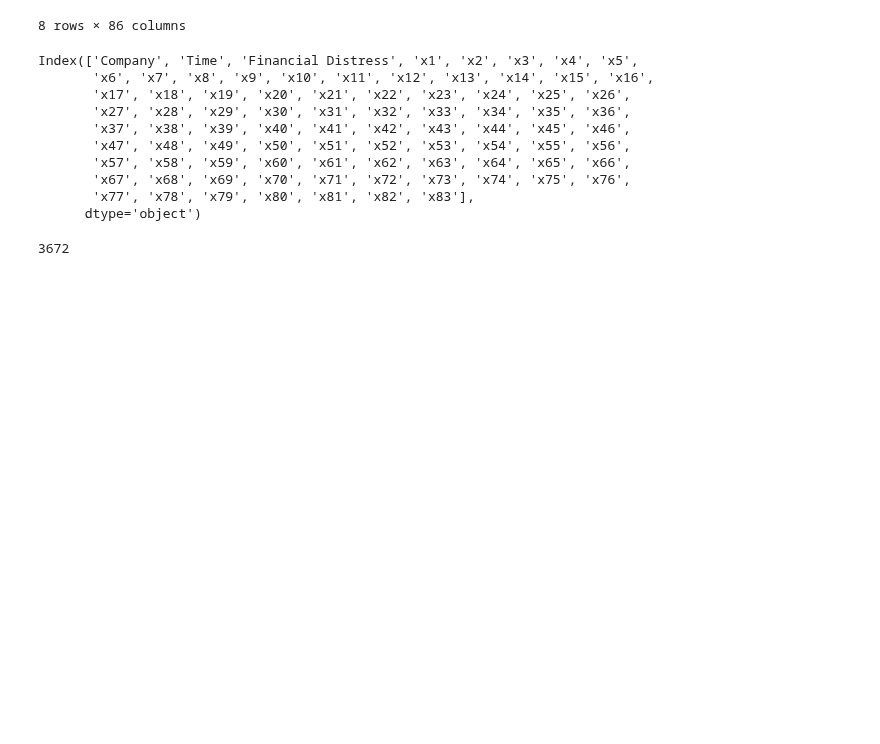
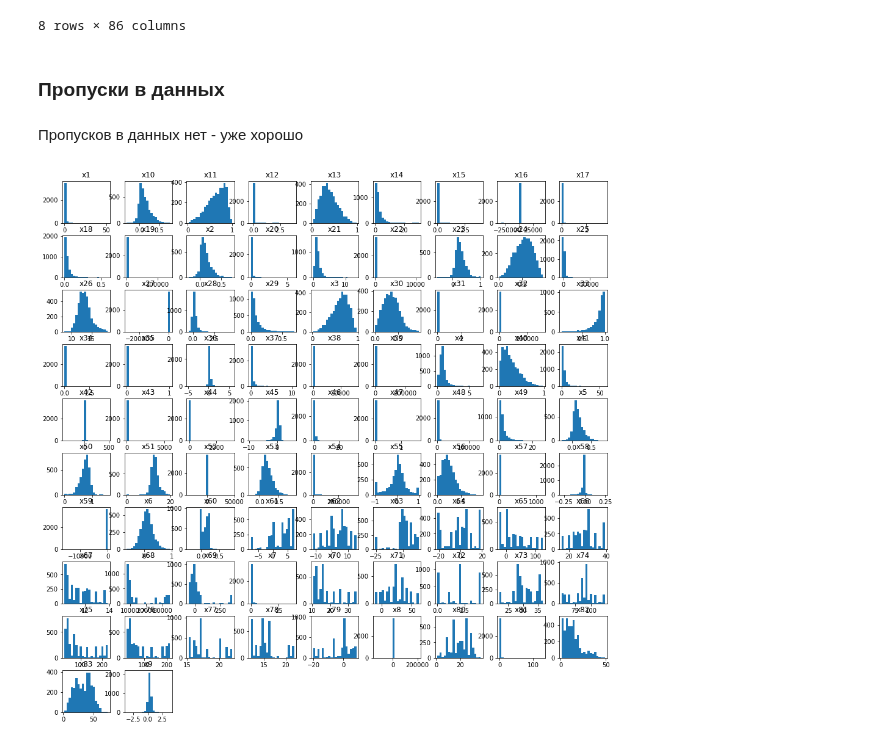
Before and after one commit to stureiko/GeekBrains, a Jupyter notebook: MatStat/Course_project/Course_project.ipynb, the cells around one changed output. Cells and saved outputs as stored; diff of their text form; code cells hidden in the pictures; blank space fills up the shorter version.

```diff
--- a/MatStat/Course_project/Course_project.ipynb
+++ b/MatStat/Course_project/Course_project.ipynb
@@ -73,25 +53,19 @@ data.describe()
 | 75% | 264.250000 | 11.000000 | 1.351750 | 1.506475 | 0.188685 | 0.749425 | 1.039000e+00 | 0.219570 | 0.231230 | 0.896773 | ... |
 | max | 422.000000 | 14.000000 | 128.400000 | 51.954000 | 0.749410 | 0.967900 | 6.835600e+00 | 0.858540 | 0.929550 | 38.836000 | ... |
 8 rows × 86 columns
-# %%
-data.columns
-# %% [output]
-Index(['Company', 'Time', 'Financial Distress', 'x1', 'x2', 'x3', 'x4', 'x5',
-       'x6', 'x7', 'x8', 'x9', 'x10', 'x11', 'x12', 'x13', 'x14', 'x15', 'x16',
-       'x17', 'x18', 'x19', 'x20', 'x21', 'x22', 'x23', 'x24', 'x25', 'x26',
-       'x27', 'x28', 'x29', 'x30', 'x31', 'x32', 'x33', 'x34', 'x35', 'x36',
-       'x37', 'x38', 'x39', 'x40', 'x41', 'x42', 'x43', 'x44', 'x45', 'x46',
-       'x47', 'x48', 'x49', 'x50', 'x51', 'x52', 'x53', 'x54', 'x55', 'x56',
-       'x57', 'x58', 'x59', 'x60', 'x61', 'x62', 'x63', 'x64', 'x65', 'x66',
-       'x67', 'x68', 'x69', 'x70', 'x71', 'x72', 'x73', 'x74', 'x75', 'x76',
-       'x77', 'x78', 'x79', 'x80', 'x81', 'x82', 'x83'],
-      dtype='object')
-# %%
-data['Company'].count()
-# %% [output]
-3672
+# %% [markdown]
+### Пропуски в данных
 # %%
 # посмотрим пропуски в данных
 for col_name in data.columns:
     if data[col_name].count() != data.shape[0]:
         print(col_name)
+# %% [markdown]
+Пропусков в данных нет - уже хорошо
+# %%
+# Посмотрим значения - на что похожи данные
+df_num_features = data
+df_num_features.drop(['Company', 'Time', 'Financial Distress'], axis=1, inplace=True)
+df_num_features.hist(figsize=(16,16), bins=20, grid=False);
+# %% [output]
+[figure, added]
```
Also changed, not shown: parts of 10 cells of this notebook.
